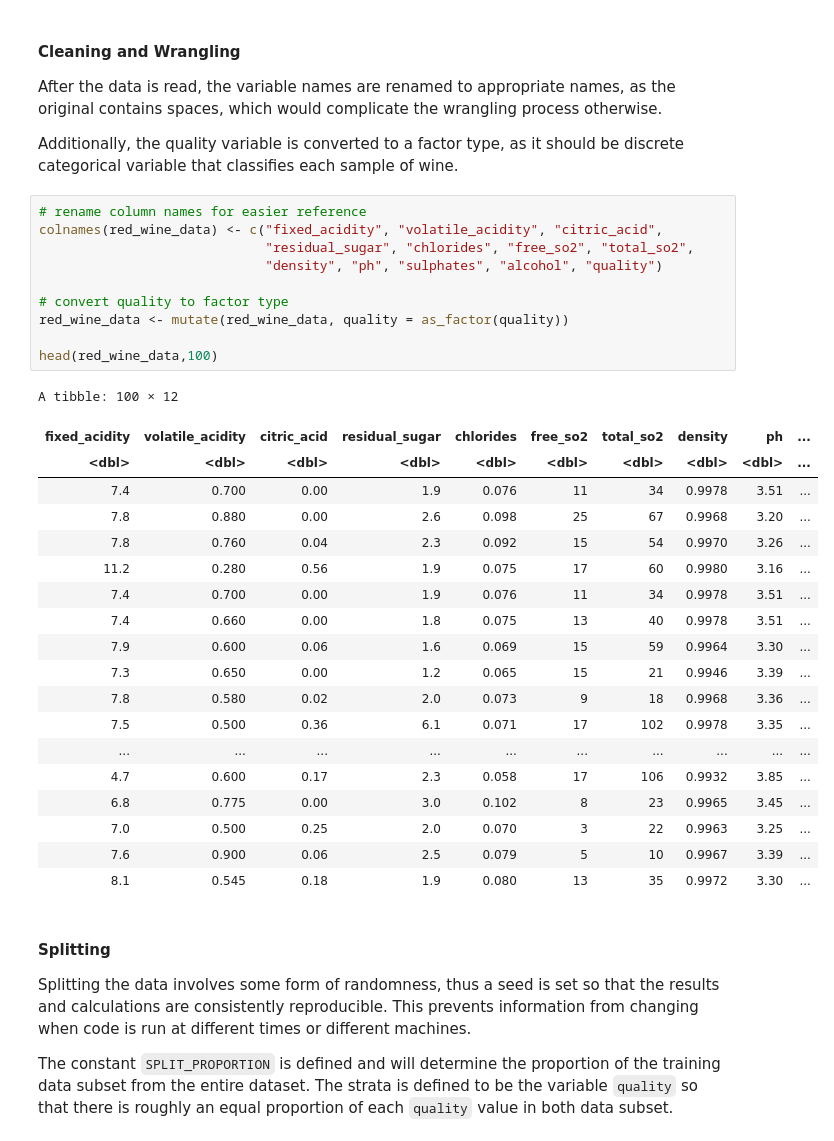
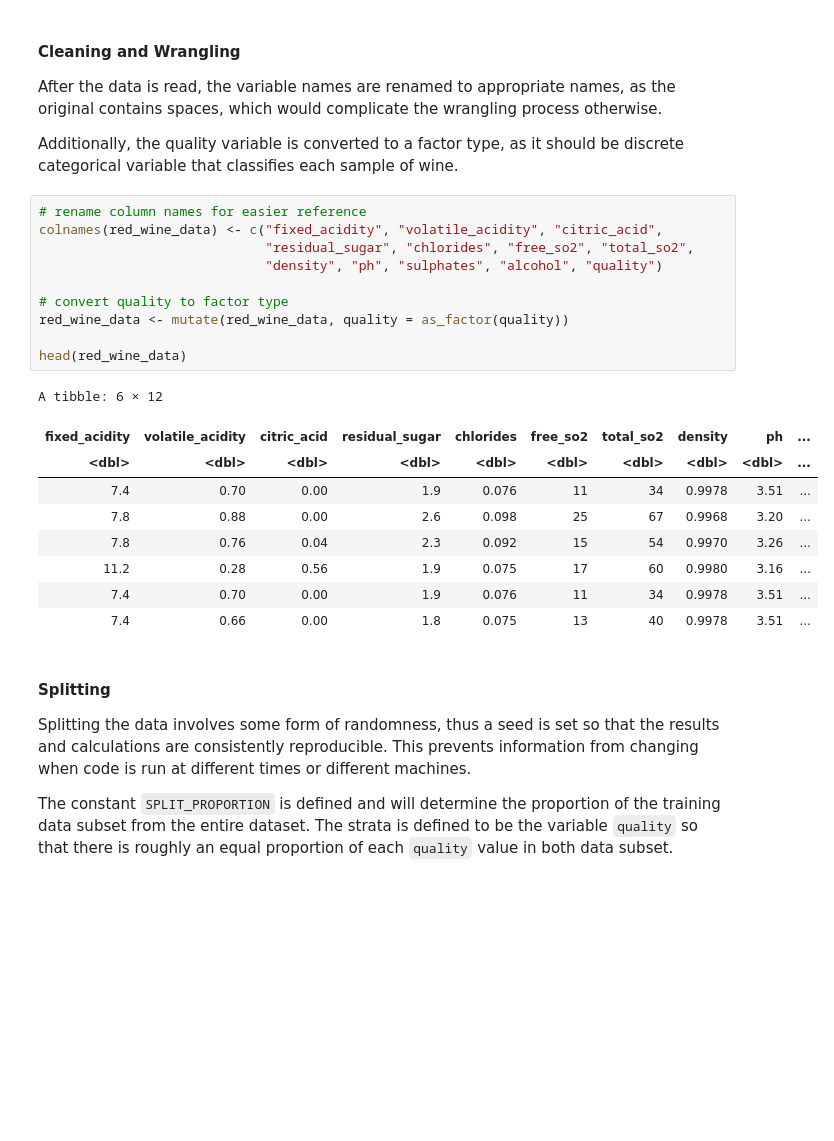
Before and after one commit to j-ackyao/Group-62-project, a Jupyter notebook: group_project_proposal.ipynb, the cells around one changed output. Drawn from its saved outputs; the diff is of its cells as text; blank space fills up the shorter version.

```diff
--- a/group_project_proposal.ipynb
+++ b/group_project_proposal.ipynb
@@ -101,33 +93,23 @@ Additionally, the quality variable is converted to a factor type, as it should b
 # %%
 # rename column names for easier reference
 colnames(red_wine_data) <- c("fixed_acidity", "volatile_acidity", "citric_acid",
                              "residual_sugar", "chlorides", "free_so2", "total_so2",
                              "density", "ph", "sulphates", "alcohol", "quality")
 
 # convert quality to factor type
 red_wine_data <- mutate(red_wine_data, quality = as_factor(quality))
 
-head(red_wine_data,100)
+head(red_wine_data)
 # %% [output]
-A tibble: 100 × 12
+A tibble: 6 × 12
 | fixed_acidity | volatile_acidity | citric_acid | residual_sugar | chlorides | free_so2 | total_so2 | density | ph | ... |
 | <dbl> | <dbl> | <dbl> | <dbl> | <dbl> | <dbl> | <dbl> | <dbl> | <dbl> | ... |
-| 7.4 | 0.700 | 0.00 | 1.9 | 0.076 | 11 | 34 | 0.9978 | 3.51 | ... |
-| 7.8 | 0.880 | 0.00 | 2.6 | 0.098 | 25 | 67 | 0.9968 | 3.20 | ... |
-| 7.8 | 0.760 | 0.04 | 2.3 | 0.092 | 15 | 54 | 0.9970 | 3.26 | ... |
-| 11.2 | 0.280 | 0.56 | 1.9 | 0.075 | 17 | 60 | 0.9980 | 3.16 | ... |
-| 7.4 | 0.700 | 0.00 | 1.9 | 0.076 | 11 | 34 | 0.9978 | 3.51 | ... |
-| 7.4 | 0.660 | 0.00 | 1.8 | 0.075 | 13 | 40 | 0.9978 | 3.51 | ... |
-| 7.9 | 0.600 | 0.06 | 1.6 | 0.069 | 15 | 59 | 0.9964 | 3.30 | ... |
-| 7.3 | 0.650 | 0.00 | 1.2 | 0.065 | 15 | 21 | 0.9946 | 3.39 | ... |
-| 7.8 | 0.580 | 0.02 | 2.0 | 0.073 | 9 | 18 | 0.9968 | 3.36 | ... |
-| 7.5 | 0.500 | 0.36 | 6.1 | 0.071 | 17 | 102 | 0.9978 | 3.35 | ... |
-| ... | ... | ... | ... | ... | ... | ... | ... | ... | ... |
-| 4.7 | 0.600 | 0.17 | 2.3 | 0.058 | 17 | 106 | 0.9932 | 3.85 | ... |
-| 6.8 | 0.775 | 0.00 | 3.0 | 0.102 | 8 | 23 | 0.9965 | 3.45 | ... |
-| 7.0 | 0.500 | 0.25 | 2.0 | 0.070 | 3 | 22 | 0.9963 | 3.25 | ... |
-| 7.6 | 0.900 | 0.06 | 2.5 | 0.079 | 5 | 10 | 0.9967 | 3.39 | ... |
-| 8.1 | 0.545 | 0.18 | 1.9 | 0.080 | 13 | 35 | 0.9972 | 3.30 | ... |
+| 7.4 | 0.70 | 0.00 | 1.9 | 0.076 | 11 | 34 | 0.9978 | 3.51 | ... |
+| 7.8 | 0.88 | 0.00 | 2.6 | 0.098 | 25 | 67 | 0.9968 | 3.20 | ... |
+| 7.8 | 0.76 | 0.04 | 2.3 | 0.092 | 15 | 54 | 0.9970 | 3.26 | ... |
+| 11.2 | 0.28 | 0.56 | 1.9 | 0.075 | 17 | 60 | 0.9980 | 3.16 | ... |
+| 7.4 | 0.70 | 0.00 | 1.9 | 0.076 | 11 | 34 | 0.9978 | 3.51 | ... |
+| 7.4 | 0.66 | 0.00 | 1.8 | 0.075 | 13 | 40 | 0.9978 | 3.51 | ... |
 # %% [markdown]
 #### Splitting
 Splitting the data involves some form of randomness, thus a seed is set so that the results and calculations are consistently reproducible. This prevents information from changing when code is run at different times or different machines.
```
Also changed, not shown: parts of 1 cell of this notebook.
